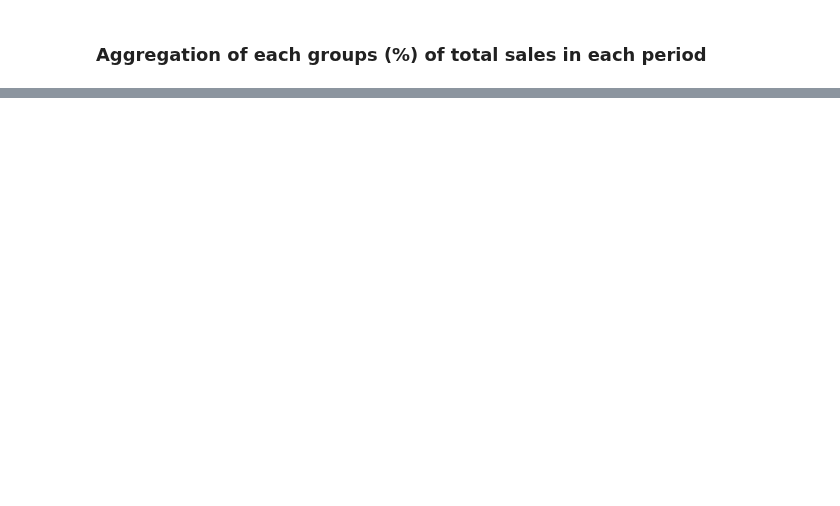
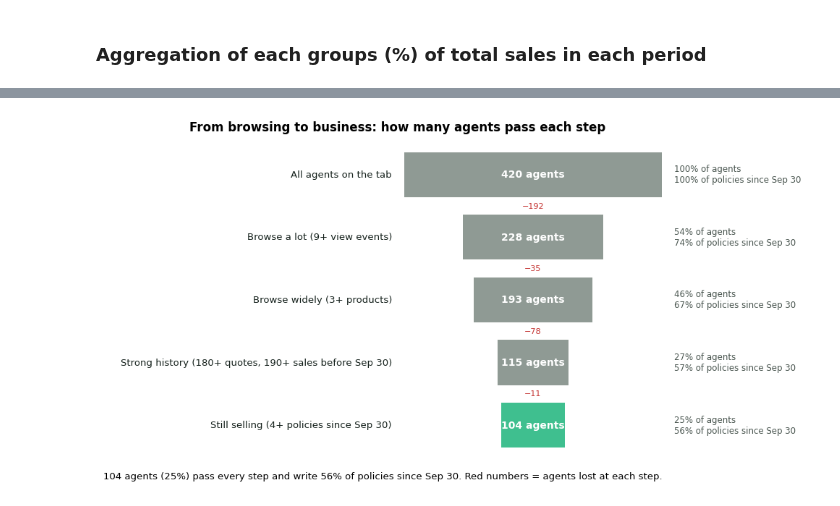
Before and after one commit to Victoria-ui227/PWA_user_behavior, a Jupyter notebook: code1.ipynb, the cells around one changed output, grey strips where cells are left out. Cells and saved outputs as stored; diff of their text form; code cells hidden in the pictures; blank space fills up the shorter version.

Commit message:
new enrished data added

```diff
--- a/code1.ipynb
+++ b/code1.ipynb
@@ -187,0 +428,15 @@ New Agent                               0.0                0.2
+# %%
+#TABLE
+
+band_table = (
+    droppers.groupby('sales_band', observed= False)
+    .agg(agents = ('user_name', 'size'),
+         policies= ('sales_since_sep30', 'sum'))
+)
+
+band_table['share_agents'] = band_table['agents'] / band_table['agents'].sum() * 100
+band_table['share_policies'] = band_table['policies'] / band_table['policies'].sum()* 100
+
+print(band_table.round(1))
+
+print("Total agents:", band_table["agents"].sum(), "| Total policies:", band_table["policies"].sum())
@@ -187,0 +627,3 @@ New Agent                               0.0                0.2
+# %%
+if 'sales_before_sept30' in droppers.columns:
+    droppers['sales_before_sept30'] = droppers['all_sales_alltime'] - droppers['sales_since_sep30']
@@ -187,0 +717,50 @@ New Agent                               0.0                0.2
+# %%
+funnel = pd.DataFrame({
+    "stage": [s for s, _ in stages],
+    "agents": [m.sum() for _, m in stages],
+    "policies_since": [droppers.loc[m, "sales_since_sep30"].sum() for _, m in stages],
+    "median_viewed_per_sale": [droppers.loc[m, "viewed_per_sale"].median() for _, m in stages],
+})
+funnel["pct_of_all"] = funnel["agents"] / funnel["agents"].iloc[0] * 100
+funnel["lost"] = -funnel["agents"].diff().fillna(0).astype(int)
+funnel["pct_policies"] = funnel["policies_since"] / funnel["policies_since"].iloc[0] * 100
+print("\n", funnel.round(1).to_string(index=False))
+
+# Who drops out at the last step: browse a lot, strong history, but selling below the median now
+followup = droppers.loc[stage4 & ~stage5,
+                        ["user_name", "view_events", "products_viewed", "sales_since_sep30",
+                         "sales_before_sept30", "quotes_alltime"]]
+print("\nStrong history but selling below the median now:\n",
+      followup.sort_values("sales_before_sept30", ascending=False).to_string(index=False))
+
+# ---------------------------------------------------------------
+# PART 3: FUNNEL CHART
+# ---------------------------------------------------------------
+GREEN, GREY = "#3fbf8f", "#8f9a94"
+n = len(funnel)
+fig, ax = plt.subplots(figsize=(10, 5.2))
+
+for i, row in funnel.iterrows():
+    width = row["agents"]
+    ax.barh(i, width, left=-width / 2, height=0.72, color=GREEN if i == n - 1 else GREY)
+    ax.text(0, i, f"{row['agents']:,} agents", ha="center", va="center",
+            color="white", fontsize=10, fontweight="bold")
+    ax.text(-230, i, row["stage"], ha="right", va="center", fontsize=9.5, color="#14201b")
+    ax.text(230, i, f"{row['pct_of_all']:.0f}% of agents\n{row['pct_policies']:.0f}% of policies since Sep 30",
+            ha="left", va="center", fontsize=8.5, color="#4b5751")
+    if i > 0:
+        ax.text(0, i - 0.5, f"−{row['lost']}", ha="center", va="center", fontsize=8,
+                color="#c4312f", bbox=dict(boxstyle="round,pad=0.15", fc="white", ec="none"))
+
+ax.set_xlim(-560, 420)
+ax.set_ylim(n - 0.5, -0.6)
+ax.axis("off")
+ax.set_title("From browsing to business: how many agents pass each step",
+             loc="left", fontweight="bold", x=0.0)
+fig.text(0.01, 0.02, f"{funnel['agents'].iloc[-1]} agents ({funnel['pct_of_all'].iloc[-1]:.0f}%) pass every step "
+         f"and write {funnel['pct_policies'].iloc[-1]:.0f}% of policies since Sep 30. "
+         f"Red numbers = agents lost at each step.", fontsize=9.5)
+plt.tight_layout(rect=(0, 0.05, 1, 1))
+plt.savefig("plots/agent_funnel.png", dpi=200)
+plt.show()
+# %% [output]
@@ -187,0 +787 @@ New Agent                               0.0                0.2
+[figure, added]
```
Also changed, not shown: parts of 34 cells of this notebook, 3 other files.
